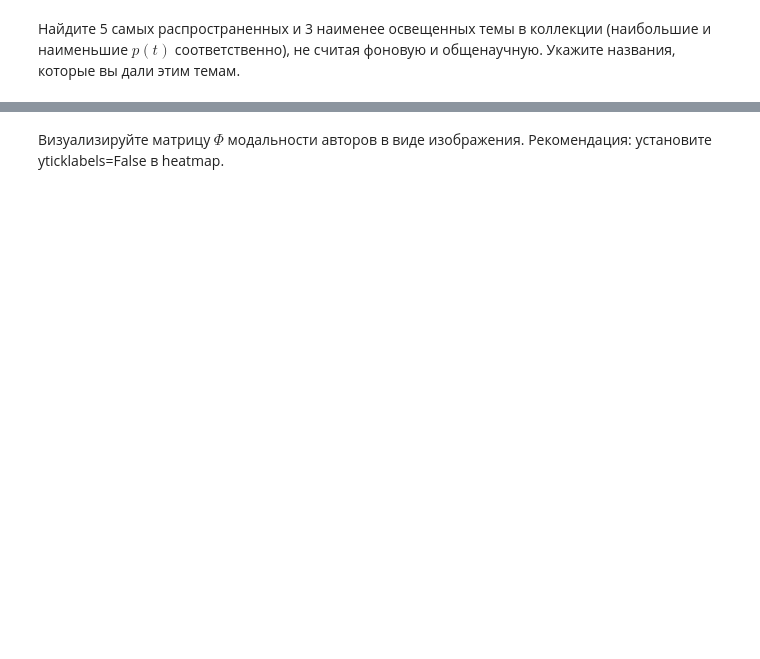
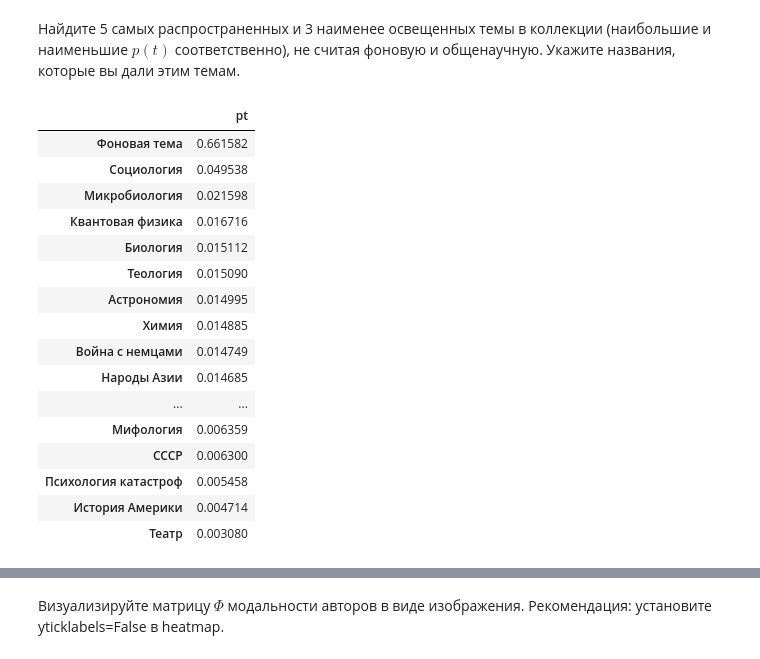
Before and after one commit to kashevg/coursera, a Jupyter notebook: tasks/course3/PostnaukaPeerReview.ipynb, the cells around one changed output, grey strips where cells are left out. Cells and saved outputs as stored; diff of their text form; code cells hidden in the pictures; blank space fills up the shorter version.

```diff
--- a/tasks/course3/PostnaukaPeerReview.ipynb
+++ b/tasks/course3/PostnaukaPeerReview.ipynb
@@ -206,4 +229,24 @@ $p(t) = \sum_d p(t|d) p(d)$. Согласно вероятностной мод
 # %% [markdown]
 Найдите 5 самых распространенных и 3 наименее освещенных темы в коллекции (наибольшие и наименьшие $p(t)$ соответственно), не считая фоновую и общенаучную. Укажите названия, которые вы дали этим темам.
+# %%
+df.sort_values('pt', ascending = False)
+# %% [output]
+|  | pt |
+| Фоновая тема | 0.661582 |
+| Социология | 0.049538 |
+| Микробиология | 0.021598 |
+| Квантовая физика | 0.016716 |
+| Биология | 0.015112 |
+| Теология | 0.015090 |
+| Астрономия | 0.014995 |
+| Химия | 0.014885 |
+| Война с немцами | 0.014749 |
+| Народы Азии | 0.014685 |
+| ... | ... |
+| Мифология | 0.006359 |
+| СССР | 0.006300 |
+| Психология катастроф | 0.005458 |
+| История Америки | 0.004714 |
+| Театр | 0.003080 |
 # %% [raw]
 Ваш ответ:
```
Also changed, not shown: parts of 13 cells of this notebook, 8 other files.
